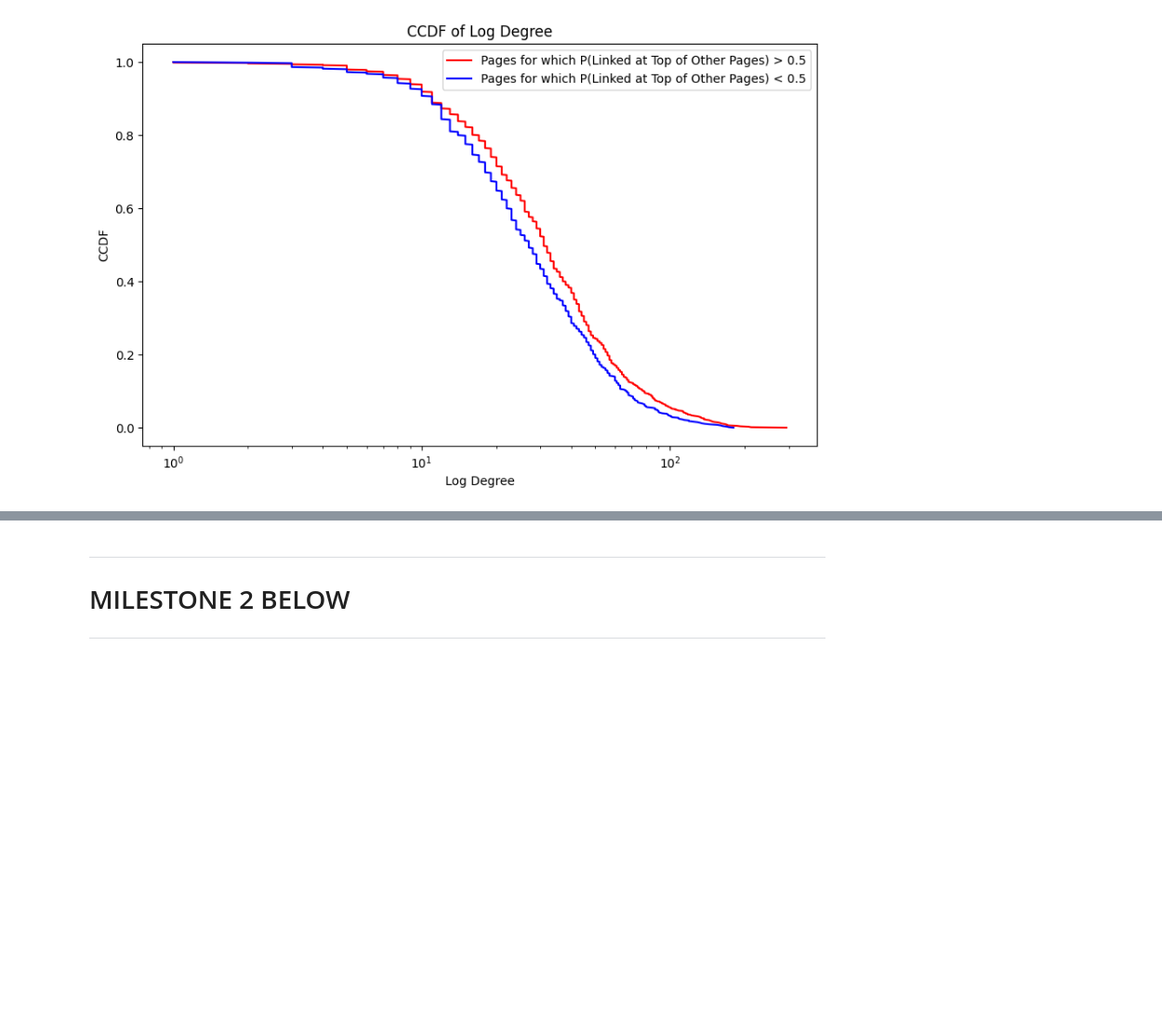
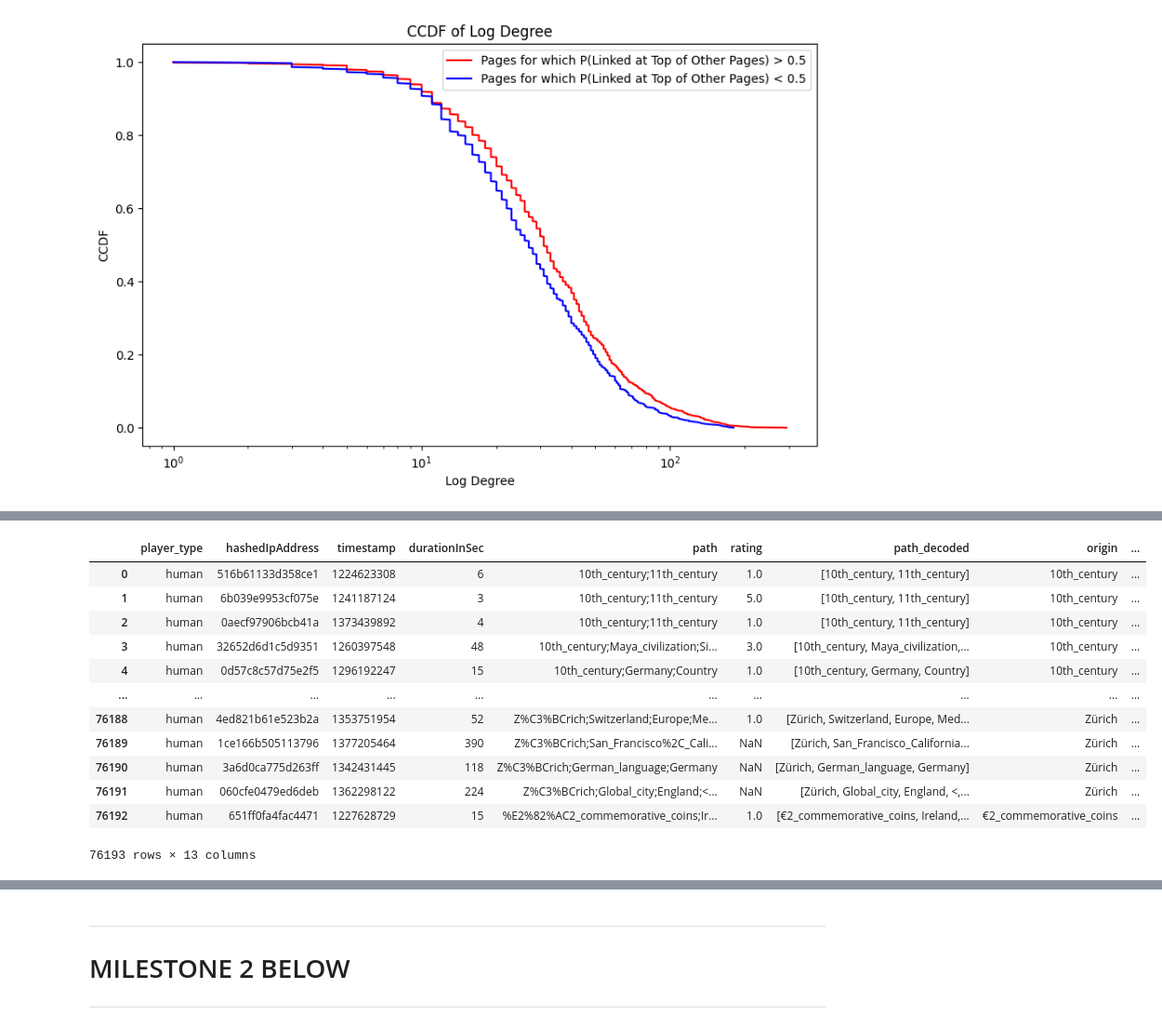
Before and after one commit to epfl-ada/ada-2023-project-klech, a Jupyter notebook: analysis.ipynb, the cells around one changed output, grey strips where cells are left out. Shown at 93% size. Saved outputs shown, nothing was run; the diff lists cells and outputs as text; code cells hidden in the pictures; blank space fills up the shorter version.

```diff
--- a/analysis.ipynb
+++ b/analysis.ipynb
@@ -767,0 +831,55 @@ plt.show()
+# %%
+import os
+
+# decode url text inside page names
+def decode_list(url_encoded_list):
+    """Decodes url_encoded path.
+
+    Args:
+        url_encoded_list (list): list of url_encoded page names
+
+    Returns:
+        list: list of decoded page names
+    """
+    return [urllib.parse.unquote(element).replace(',', '') for element in url_encoded_list]
+
+# pull in finished games and prepare for append
+human_fin = pd.read_csv(os.path.join(data_dir, 'paths_finished.tsv'), sep='\t', skiprows = 16, header = None, names = ['hashedIpAddress', 'timestamp', 'durationInSec', 'path', 'rating'])
+human_fin['path_decoded'] = human_fin['path'].str.split(';').apply(decode_list)
+human_fin['origin'] = human_fin['path_decoded'].str[0]
+human_fin['goal'] = human_fin['path_decoded'].str[-1]
+human_fin['finished'] = 1
+
+# pull in unfinished games and prepare for append
+human_unfin = pd.read_csv(os.path.join(data_dir, 'paths_unfinished.tsv'), sep='\t', skiprows=17, header = None, names = ['hashedIpAddress', 'timestamp', 'durationInSec', 'path', 'target', 'type'])
+human_unfin['path_decoded'] = human_unfin['path'].str.split(';').apply(decode_list)
+human_unfin['origin'] = human_unfin['path_decoded'].str[0]
+human_unfin = human_unfin.rename(columns={'target': 'goal'})
+human_unfin['finished'] = 0
+
+# append
+human = pd.concat([human_fin, human_unfin])
+human['game_pair'] = human['origin'] + "->" + human['goal']
+human['player_type'] = "human"
+human = human[['player_type'] + [col for col in list(human.columns) if col != 'player_type']]
+human.head()
+
+# intra game-pair and timestamp index (for global id later)
+human.sort_values(by=['game_pair', 'timestamp'], inplace=True)
+human['iteration'] = human.groupby('game_pair').cumcount()
+human.reset_index(drop=True, inplace=True)
+human
+# %% [output]
+|  | player_type | hashedIpAddress | timestamp | durationInSec | path | rating | path_decoded | origin | ... |
+| 0 | human | 516b61133d358ce1 | 1224623308 | 6 | 10th_century;11th_century | 1.0 | [10th_century, 11th_century] | 10th_century | ... |
+| 1 | human | 6b039e9953cf075e | 1241187124 | 3 | 10th_century;11th_century | 5.0 | [10th_century, 11th_century] | 10th_century | ... |
+| 2 | human | 0aecf97906bcb41a | 1373439892 | 4 | 10th_century;11th_century | 1.0 | [10th_century, 11th_century] | 10th_century | ... |
+| 3 | human | 32652d6d1c5d9351 | 1260397548 | 48 | 10th_century;Maya_civilization;Si... | 3.0 | [10th_century, Maya_civilization,... | 10th_century | ... |
+| 4 | human | 0d57c8c57d75e2f5 | 1296192247 | 15 | 10th_century;Germany;Country | 1.0 | [10th_century, Germany, Country] | 10th_century | ... |
+| ... | ... | ... | ... | ... | ... | ... | ... | ... | ... |
+| 76188 | human | 4ed821b61e523b2a | 1353751954 | 52 | Z%C3%BCrich;Switzerland;Europe;Me... | 1.0 | [Zürich, Switzerland, Europe, Med... | Zürich | ... |
+| 76189 | human | 1ce166b505113796 | 1377205464 | 390 | Z%C3%BCrich;San_Francisco%2C_Cali... | NaN | [Zürich, San_Francisco_California... | Zürich | ... |
+| 76190 | human | 3a6d0ca775d263ff | 1342431445 | 118 | Z%C3%BCrich;German_language;Germany | NaN | [Zürich, German_language, Germany] | Zürich | ... |
+| 76191 | human | 060cfe0479ed6deb | 1362298122 | 224 | Z%C3%BCrich;Global_city;England;<... | NaN | [Zürich, Global_city, England, <,... | Zürich | ... |
+| 76192 | human | 651ff0fa4fac4471 | 1227628729 | 15 | %E2%82%AC2_commemorative_coins;Ir... | 1.0 | [€2_commemorative_coins, Ireland,... | €2_commemorative_coins | ... |
+76193 rows × 13 columns
```
Also changed, not shown: parts of 13 cells of this notebook, 2 other files.
